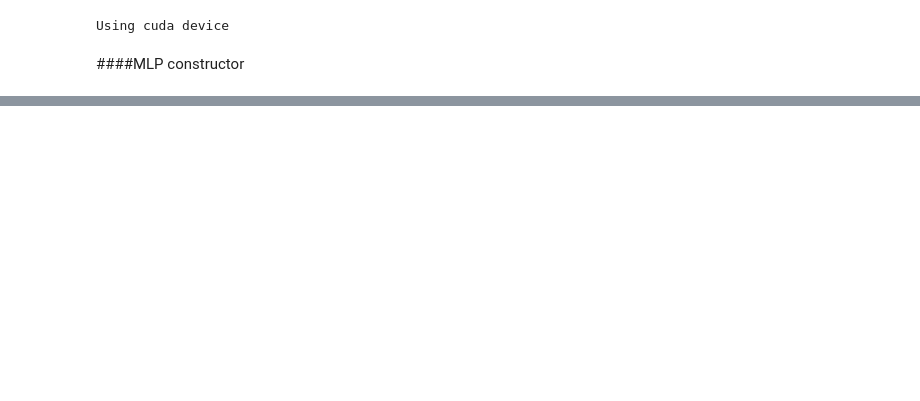
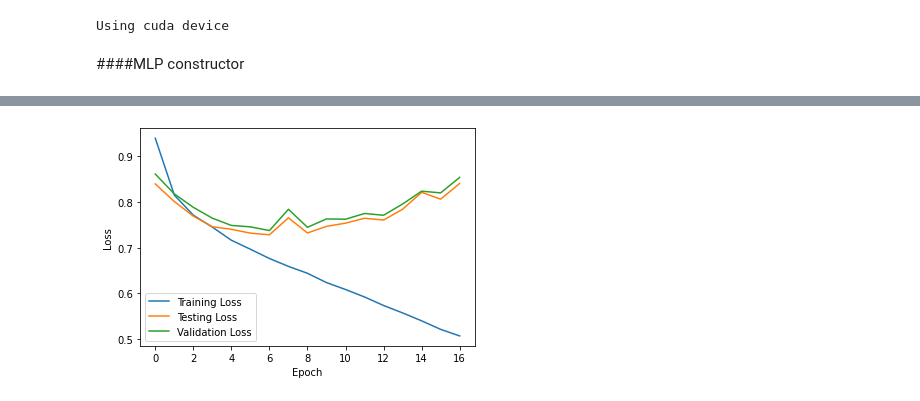
Before and after one commit to javy1022/CSCI-544-NLP, a Jupyter notebook: HW3/HW3.ipynb, the cells around one changed output, grey strips where cells are left out. Saved outputs shown, nothing was run; the diff lists cells and outputs as text; code cells hidden in the pictures; blank space fills up the shorter version.

```diff
--- a/HW3/HW3.ipynb
+++ b/HW3/HW3.ipynb
@@ -315,0 +571,14 @@ class MLP(nn.Module):
+# %%
+BATCH_SIZE_3 = 32
+
+X_train_tensor_3 = torch.Tensor(X_train_np_3_c.astype('float32'))
+X_test_tensor_3  = torch.Tensor(X_test_np_3_c.astype('float32'))
+
+train_dataset_3 = TensorDataset(X_train_tensor_3,y_train_tensor)
+test_dataset_3 = TensorDataset(X_test_tensor_3,y_test_tensor)
+
+train_dataset_3, validation_dataset_3 = random_split(train_dataset_3,[0.9,0.1])
+
+train_dataloader_3 = DataLoader(train_dataset_3, batch_size=BATCH_SIZE_3, shuffle=True)
+test_dataloader_3 = DataLoader(test_dataset_3, batch_size=BATCH_SIZE_3, shuffle=True)
+validation_dataloader_3= DataLoader(validation_dataset_3, batch_size=BATCH_SIZE_3, shuffle=True)
@@ -315,0 +619,77 @@ class MLP(nn.Module):
+# %%
+rnn = RNN(300, 20, 3)
+gru = GRU(300, 20, 3)
+
+loss_function = nn.CrossEntropyLoss()
+optimizer = torch.optim.RAdam(gru.parameters())
+
+best_loss = float('inf')
+counter = 0
+train_list = []
+valid_list = []
+test_list = []
+lowest_valid_loss = float('inf')
+
+num_epochs = 100
+for epoch in range(0,num_epochs):
+    print(epoch)
+    train_loss = 0.0
+    for i, batch in enumerate(train_dataloader_3, 0):
+        # Get the input and target tensors from the batch
+        inputs, targets = batch
+        optimizer.zero_grad()
+        outputs = gru(inputs)
+        #targets = torch.eye(3)[targets.long()] ########### For gru
+        targets = targets.type(torch.LongTensor)
+        loss = loss_function(outputs, targets)
+        loss.backward()
+        optimizer.step()
+        train_loss += loss.item()
+
+    # record train loss
+    train_list.append(train_loss / len(train_dataloader_3))
+
+    # record validation loss
+    valid_loss = 0.0
+    gru.eval()
+    for i, data in enumerate(validation_dataloader_3, 0):
+        inputs, targets = data
+        outputs = gru(inputs)
+        targets = targets.type(torch.LongTensor)
+        loss = loss_function(outputs, targets)
+        valid_loss += loss.item()
+    valid_list.append(valid_loss / len(validation_dataloader_3))
+    print(valid_loss / len(validation_dataloader_3))
+    # update lowest validation loss
+    if lowest_valid_loss > valid_loss / len(validation_dataloader_3):
+        lowest_valid_loss = valid_loss / len(validation_dataloader_3)
+
+     # record test loss
+    gru.eval()
+    testing_loss = 0.0
+    with torch.no_grad():
+        for data, target in test_dataloader_3:
+            output = gru(data)
+            target = target.type(torch.LongTensor)
+            loss = loss_function(output, target)
+            testing_loss += loss.item() * data.size(0)
+    testing_loss /= len(test_dataloader_3.dataset)
+    test_list.append(testing_loss)
+
+    # early stopping
+    if valid_loss < best_loss:
+        best_loss = valid_loss
+        counter = 0
+        torch.save(gru.state_dict(), 'best_model.pt')
+    else:
+        counter += 1
+        if counter >= 10:
+            print("Early stopping")
+            break
+
+print("Lowest Valid Loss = " + str(lowest_valid_loss))
+# Use the best model obtained from the early stopping process
+gru.load_state_dict(torch.load('best_model.pt'))
+plot_loss(train_list, test_list, valid_list)
+test_acc(gru, test_dataloader_3)
+# %% [output]
@@ -315,0 +713 @@ class MLP(nn.Module):
+[figure, added]
```
Also changed, not shown: parts of 40 cells of this notebook.
